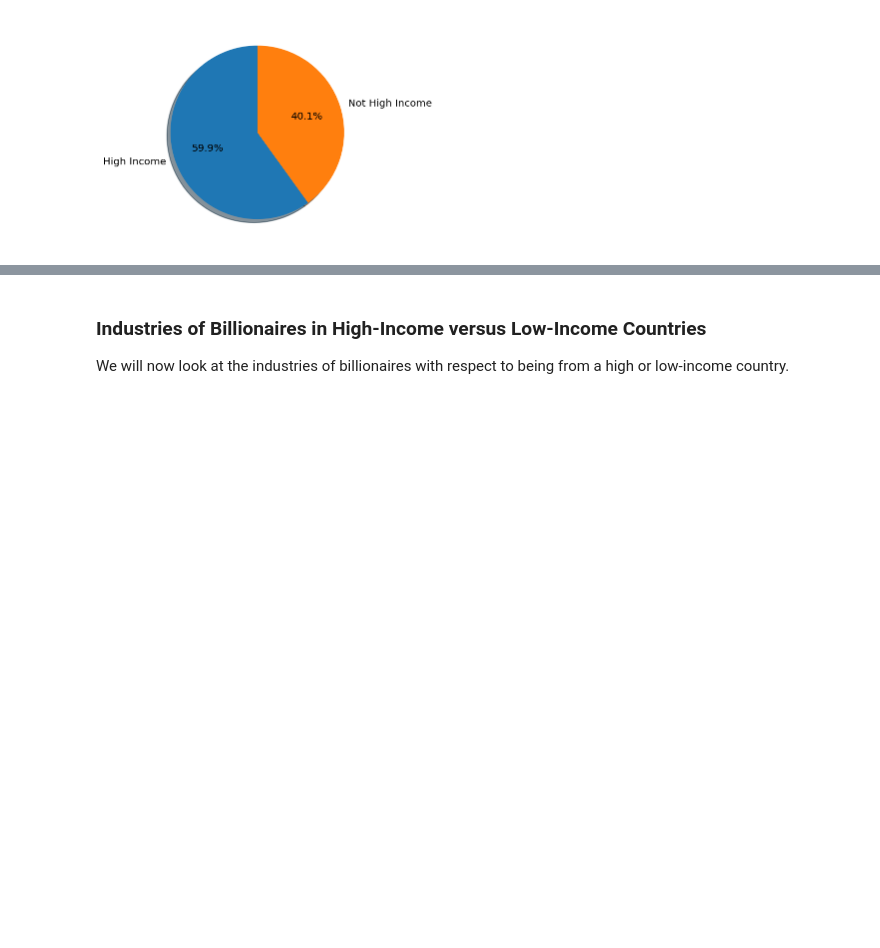
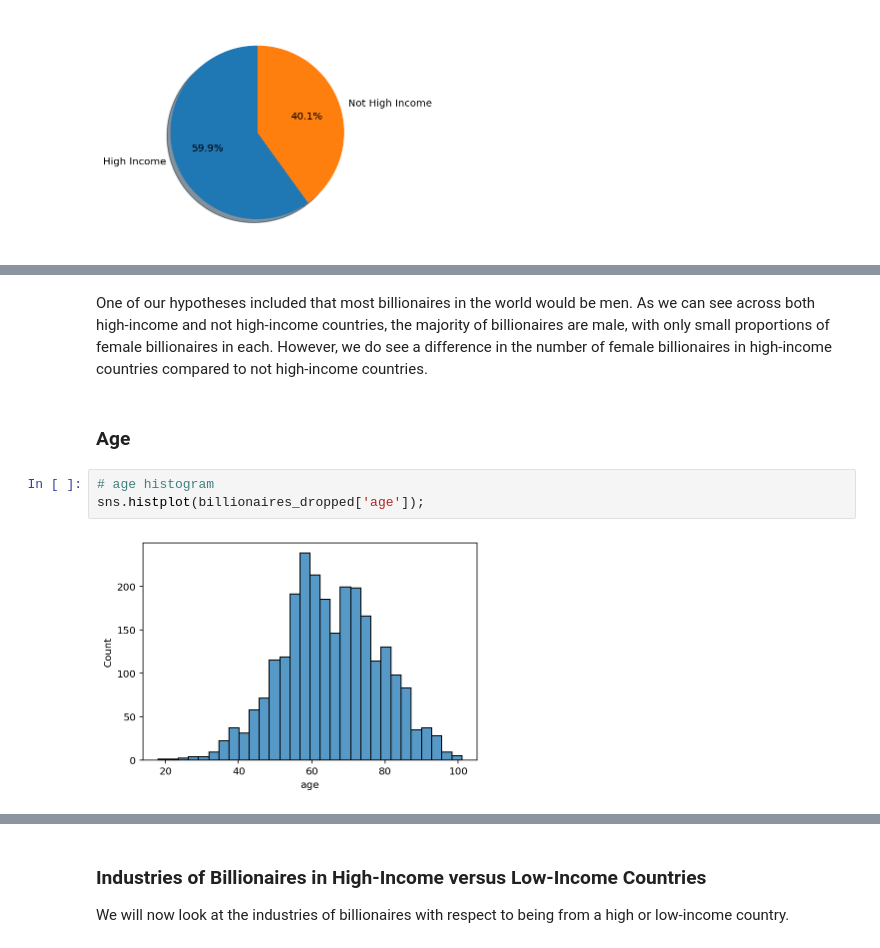
Before and after one commit to jteh188/Billionaires-Statistics-Data-Analysis, a Jupyter notebook: EDACheckpoint_Group026_WI24.ipynb, the cells around one changed output, grey strips where cells are left out. Saved outputs shown, nothing was run; the diff lists cells and outputs as text; blank space fills up the shorter version.

```diff
--- a/EDACheckpoint_Group026_WI24.ipynb
+++ b/EDACheckpoint_Group026_WI24.ipynb
@@ -374,0 +406,9 @@ plt.show()
+# %% [markdown]
+One of our hypotheses included that most billionaires in the world would be men. As we can see across both high-income and not high-income countries, the majority of billionaires are male, with only small proportions of female billionaires in each. However, we do see a difference in the number of female billionaires in high-income countries compared to not high-income countries.
+# %% [markdown]
+### Age
+# %%
+# age histogram
+sns.histplot(billionaires_dropped['age']);
+# %% [output]
+[figure, added]
```
Also changed, not shown: parts of 14 cells of this notebook.
